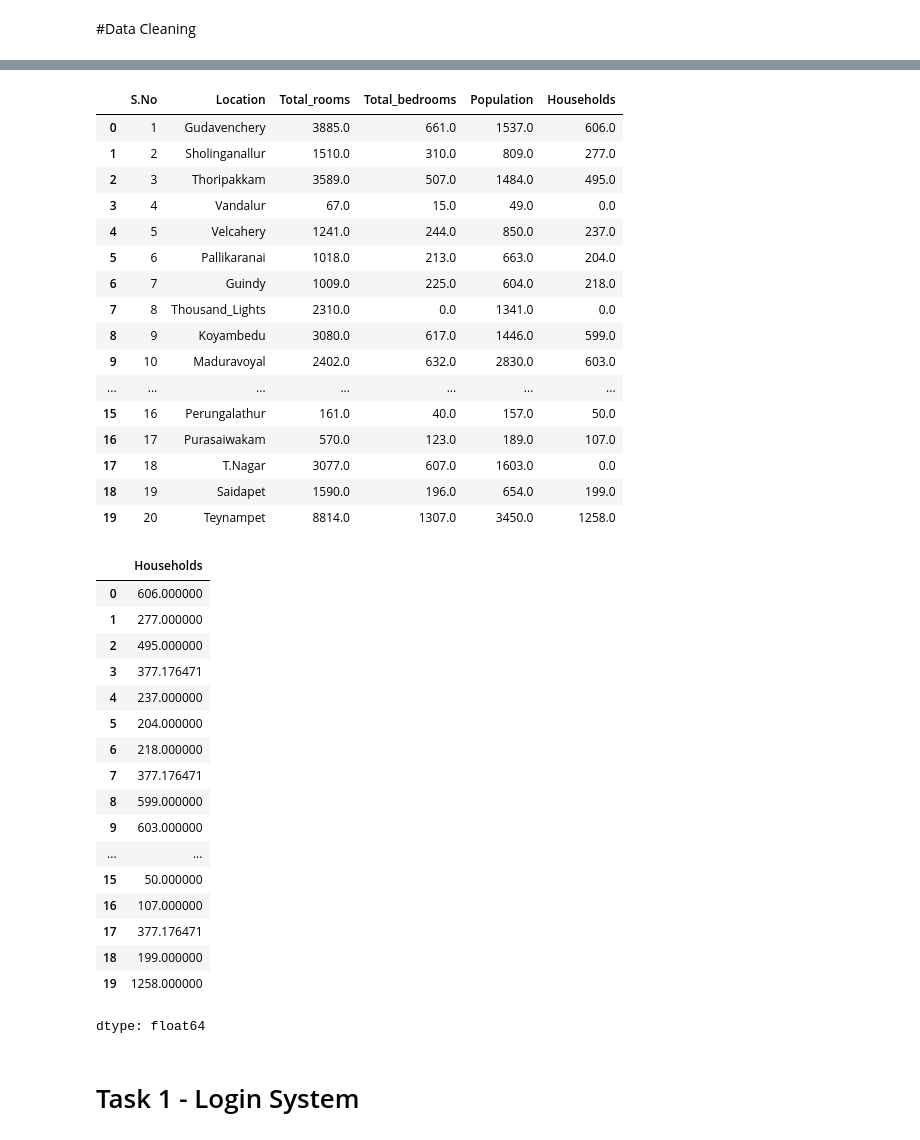
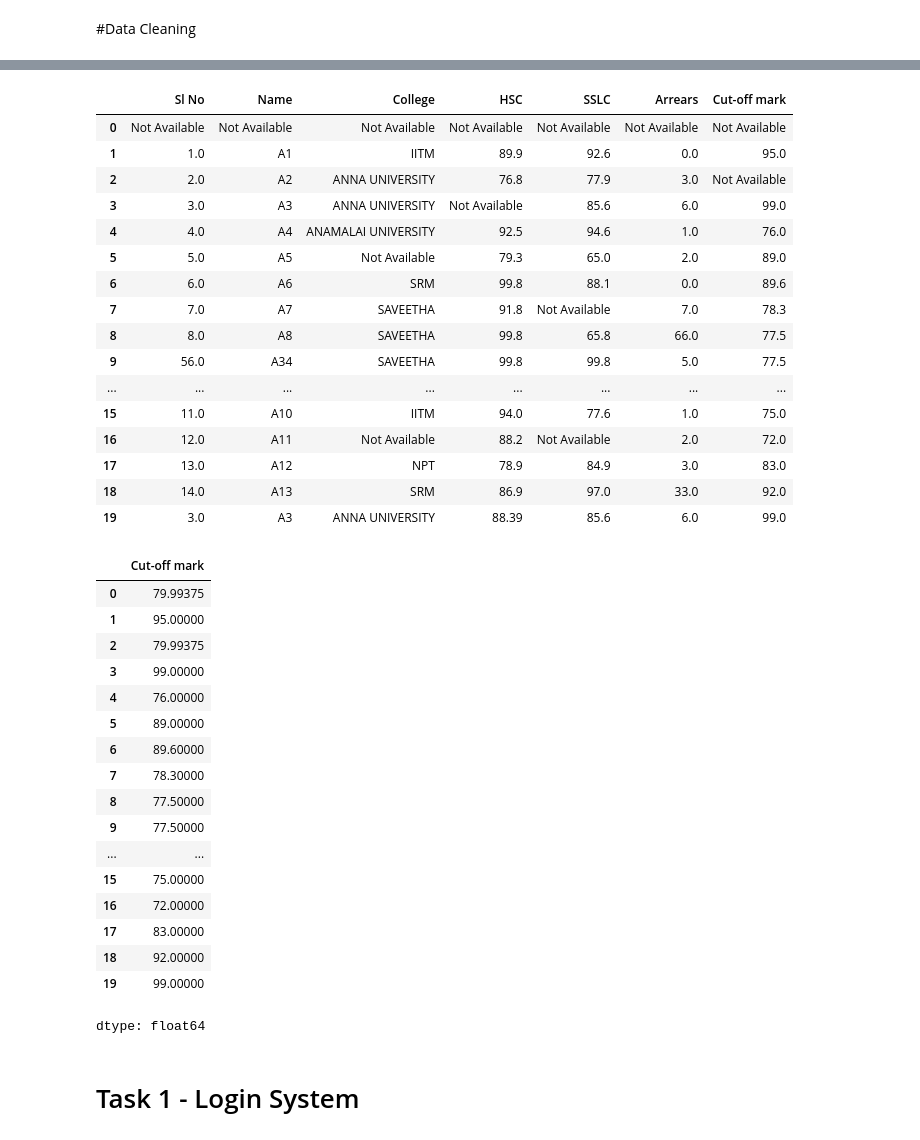
Before and after one commit to AhammedKabeer434/data_1, a Jupyter notebook: Data_Science.ipynb, the cells around one changed output, grey strips where cells are left out. Drawn from its saved outputs; the diff is of its cells as text; code cells hidden in the pictures.

```diff
--- a/Data_Science.ipynb
+++ b/Data_Science.ipynb
@@ -3535,6 +3535,8 @@ KeyboardInterrupt:
 # %% [markdown]
 #Data Cleaning
 # %%
-df = pd.read_csv("/content/sample_data/chennai_housing.csv") # Move the file from Data Science Local Folder
+import pandas as pd
+
+df = pd.read_csv("/content/sample_data/college_details.csv") # Move the file from Data Science Local Folder
 df
 # %% [output]
@@ -3573,41 +3581,41 @@ dtype: int64
 # %%
-df.fillna(0) # String values can also be used
+df.fillna('Not Available') # Numerical values can also be used
 # %% [output]
-|  | S.No | Location | Total_rooms | Total_bedrooms | Population | Households |
-| 0 | 1 | Gudavenchery | 3885.0 | 661.0 | 1537.0 | 606.0 |
-| 1 | 2 | Sholinganallur | 1510.0 | 310.0 | 809.0 | 277.0 |
-| 2 | 3 | Thoripakkam | 3589.0 | 507.0 | 1484.0 | 495.0 |
-| 3 | 4 | Vandalur | 67.0 | 15.0 | 49.0 | 0.0 |
-| 4 | 5 | Velcahery | 1241.0 | 244.0 | 850.0 | 237.0 |
-| 5 | 6 | Pallikaranai | 1018.0 | 213.0 | 663.0 | 204.0 |
-| 6 | 7 | Guindy | 1009.0 | 225.0 | 604.0 | 218.0 |
-| 7 | 8 | Thousand_Lights | 2310.0 | 0.0 | 1341.0 | 0.0 |
-| 8 | 9 | Koyambedu | 3080.0 | 617.0 | 1446.0 | 599.0 |
-| 9 | 10 | Maduravoyal | 2402.0 | 632.0 | 2830.0 | 603.0 |
-| ... | ... | ... | ... | ... | ... | ... |
-| 15 | 16 | Perungalathur | 161.0 | 40.0 | 157.0 | 50.0 |
-| 16 | 17 | Purasaiwakam | 570.0 | 123.0 | 189.0 | 107.0 |
-| 17 | 18 | T.Nagar | 3077.0 | 607.0 | 1603.0 | 0.0 |
-| 18 | 19 | Saidapet | 1590.0 | 196.0 | 654.0 | 199.0 |
-| 19 | 20 | Teynampet | 8814.0 | 1307.0 | 3450.0 | 1258.0 |
+|  | Sl No | Name | College | HSC | SSLC | Arrears | Cut-off mark |
+| 0 | Not Available | Not Available | Not Available | Not Available | Not Available | Not Available | Not Available |
+| 1 | 1.0 | A1 | IITM | 89.9 | 92.6 | 0.0 | 95.0 |
+| 2 | 2.0 | A2 | ANNA UNIVERSITY | 76.8 | 77.9 | 3.0 | Not Available |
+| 3 | 3.0 | A3 | ANNA UNIVERSITY | Not Available | 85.6 | 6.0 | 99.0 |
+| 4 | 4.0 | A4 | ANAMALAI UNIVERSITY | 92.5 | 94.6 | 1.0 | 76.0 |
+| 5 | 5.0 | A5 | Not Available | 79.3 | 65.0 | 2.0 | 89.0 |
+| 6 | 6.0 | A6 | SRM | 99.8 | 88.1 | 0.0 | 89.6 |
+| 7 | 7.0 | A7 | SAVEETHA | 91.8 | Not Available | 7.0 | 78.3 |
+| 8 | 8.0 | A8 | SAVEETHA | 99.8 | 65.8 | 66.0 | 77.5 |
+| 9 | 56.0 | A34 | SAVEETHA | 99.8 | 99.8 | 5.0 | 77.5 |
+| ... | ... | ... | ... | ... | ... | ... | ... |
+| 15 | 11.0 | A10 | IITM | 94.0 | 77.6 | 1.0 | 75.0 |
+| 16 | 12.0 | A11 | Not Available | 88.2 | Not Available | 2.0 | 72.0 |
+| 17 | 13.0 | A12 | NPT | 78.9 | 84.9 | 3.0 | 83.0 |
+| 18 | 14.0 | A13 | SRM | 86.9 | 97.0 | 33.0 | 92.0 |
+| 19 | 3.0 | A3 | ANNA UNIVERSITY | 88.39 | 85.6 | 6.0 | 99.0 |
 # %%
-df['Households'].fillna(df['Households'].mean())
+df['Cut-off mark'].fillna(df['Cut-off mark'].mean())
 # %% [output]
-|  | Households |
-| 0 | 606.000000 |
-| 1 | 277.000000 |
-| 2 | 495.000000 |
-| 3 | 377.176471 |
-| 4 | 237.000000 |
-| 5 | 204.000000 |
-| 6 | 218.000000 |
-| 7 | 377.176471 |
-| 8 | 599.000000 |
-| 9 | 603.000000 |
+|  | Cut-off mark |
+| 0 | 79.99375 |
+| 1 | 95.00000 |
+| 2 | 79.99375 |
+| 3 | 99.00000 |
+| 4 | 76.00000 |
+| 5 | 89.00000 |
+| 6 | 89.60000 |
+| 7 | 78.30000 |
+| 8 | 77.50000 |
+| 9 | 77.50000 |
 | ... | ... |
-| 15 | 50.000000 |
-| 16 | 107.000000 |
-| 17 | 377.176471 |
-| 18 | 199.000000 |
-| 19 | 1258.000000 |
+| 15 | 75.00000 |
+| 16 | 72.00000 |
+| 17 | 83.00000 |
+| 18 | 92.00000 |
+| 19 | 99.00000 |
 dtype: float64
```
Also changed, not shown: parts of 4 cells of this notebook.
